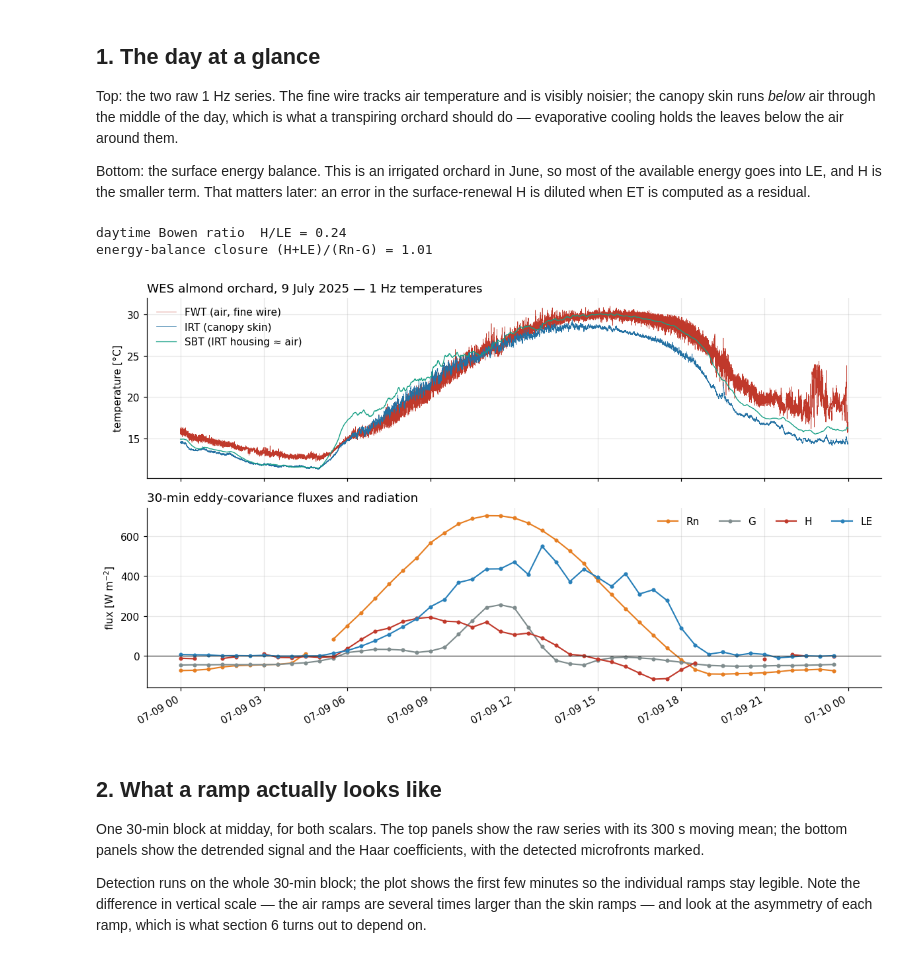
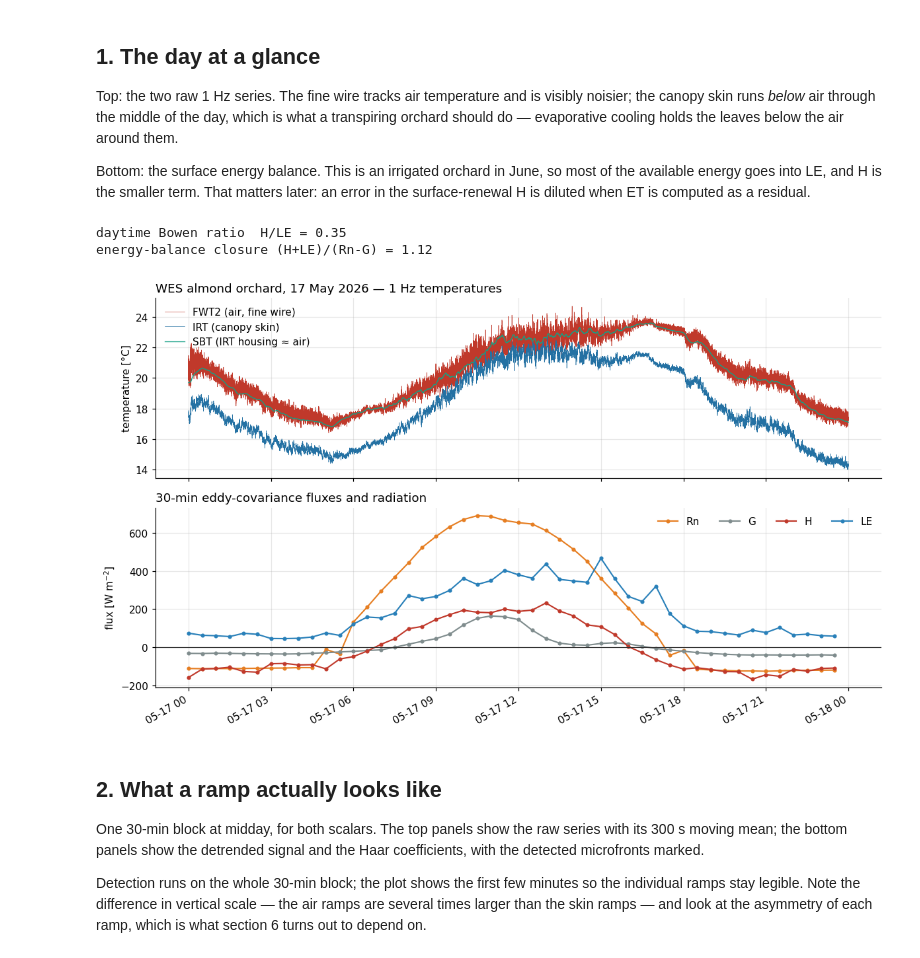
Before and after one commit to nbambach-blip/srflux, a Jupyter notebook: examples/wes_one_day.ipynb, the cells around one changed output. Drawn from its saved outputs; the diff is of its cells as text; code cells hidden in the pictures.

```diff
--- a/examples/wes_one_day.ipynb
+++ b/examples/wes_one_day.ipynb
@@ -61,8 +68,8 @@ BLOCK_S = 1800.0    # 30-min averaging period
 Z_AIR = 7.5         # m, sonic/fine-wire measurement height
 Z_CANOPY = 3.5      # m, canopy height -- the right length scale for a SKIN temperature
 
-hi = pd.read_csv("data/wes_2025-07-09_1hz.csv.gz", parse_dates=["TIMESTAMP"])
-fx = pd.read_csv("data/wes_2025-07-09_flux30.csv", parse_dates=["TIMESTAMP"])
+hi = pd.read_csv("data/wes_2026-05-17_1hz.csv.gz", parse_dates=["TIMESTAMP"])
+fx = pd.read_csv("data/wes_2026-05-17_flux30.csv", parse_dates=["TIMESTAMP"])
 hi = hi.set_index("TIMESTAMP")
 fx = fx.set_index("TIMESTAMP")
 
@@ -98,31 +105,31 @@ the surface-renewal H is diluted when ET is computed as a residual.
 # %%
 fig, (ax1, ax2) = plt.subplots(2, 1, figsize=(11, 6.4), sharex=True,
                                gridspec_kw=dict(height_ratios=[1, 1]))
 
-ax1.plot(hi.index, hi.FWT, lw=0.4, color="#c0392b", label="FWT (air, fine wire)")
+ax1.plot(hi.index, hi.FWT2, lw=0.4, color="#c0392b", label="FWT2 (air, fine wire)")
 ax1.plot(hi.index, hi.IRT, lw=0.4, color="#2471a3", label="IRT (canopy skin)")
 ax1.plot(hi.index, hi.SBT, lw=0.9, color="#16a085", label="SBT (IRT housing ≈ air)")
 ax1.set_ylabel("temperature [°C]")
 ax1.legend(loc="upper left", frameon=False)
-ax1.set_title("WES almond orchard, 9 July 2025 — 1 Hz temperatures", loc="left")
+ax1.set_title("WES almond orchard, 17 May 2026 — 1 Hz temperatures", loc="left")
 
 for col, clr, lab in [("NETRAD", "#e67e22", "Rn"), ("G", "#7f8c8d", "G"),
                       ("H", "#c0392b", "H"), ("LE", "#2980b9", "LE")]:
     ax2.plot(fx.index, fx[col], "-o", ms=3, lw=1.4, color=clr, label=lab)
 ax2.axhline(0, color="#333", lw=0.8)
 ax2.set_ylabel("flux [W m$^{-2}$]")
 ax2.legend(ncol=4, frameon=False)
 ax2.set_title("30-min eddy-covariance fluxes and radiation", loc="left")
 fig.autofmt_xdate()
 plt.tight_layout()
 
 closure = (fx.H + fx.LE).sum() / (fx.NETRAD - fx.G).sum()
 print(f"daytime Bowen ratio  H/LE = {fx.H[fx.NETRAD > 50].sum() / fx.LE[fx.NETRAD > 50].sum():.2f}")
 print(f"energy-balance closure (H+LE)/(Rn-G) = {closure:.2f}")
 # %% [output]
-daytime Bowen ratio  H/LE = 0.24
-energy-balance closure (H+LE)/(Rn-G) = 1.01
+daytime Bowen ratio  H/LE = 0.35
+energy-balance closure (H+LE)/(Rn-G) = 1.12
-[figure, old version]
+[figure, new version]
 # %% [markdown]
 ## 2. What a ramp actually looks like
 
```
Also changed, not shown: parts of 21 cells of this notebook, 8 other files.
